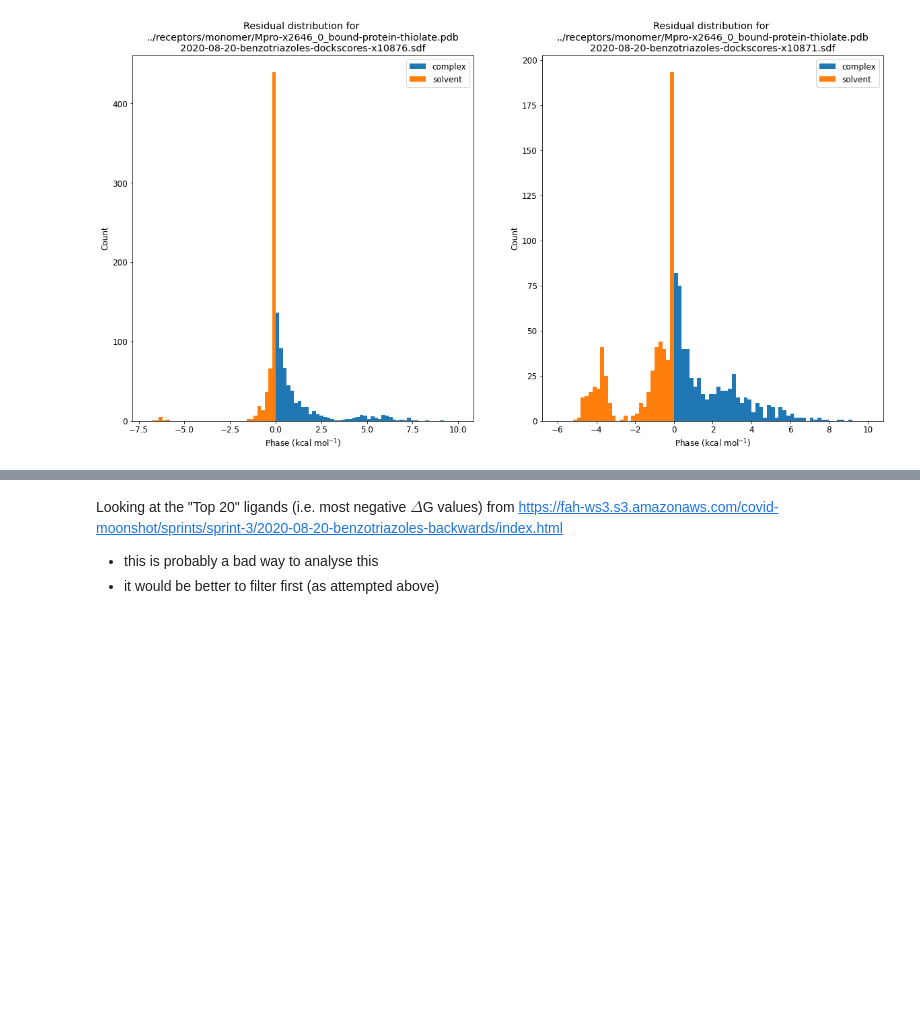
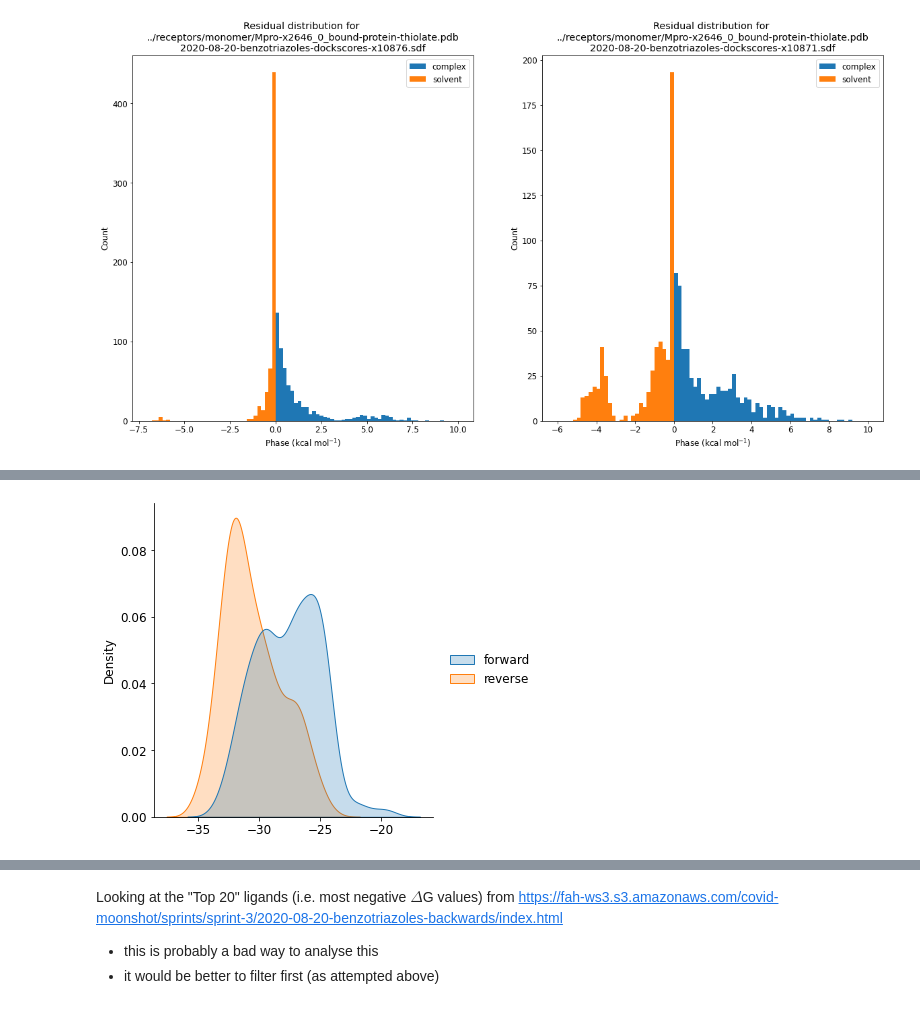
Before and after one commit to choderalab/fah-xchem-notebooks, a Jupyter notebook: analysis/sprint-3/ANALYSIS-Sprint-3.ipynb, the cells around one changed output, grey strips where cells are left out. Saved outputs shown, nothing was run; the diff lists cells and outputs as text; code cells hidden in the pictures; blank space fills up the shorter version.

```diff
--- a/analysis/sprint-3/ANALYSIS-Sprint-3.ipynb
+++ b/analysis/sprint-3/ANALYSIS-Sprint-3.ipynb
@@ -677,0 +1090,44 @@ for i, key in enumerate(residuals):
+# %%
+# TEMPORARY: testing the forward and reverse works for a random entry in "to_investigate" set:
+
+solvent_works = {"forward_transform": {"forward": [], "reverse": []}, "backward_transform": {"forward": [], "reverse": []}}
+
+for run_b in backwards_data['runs']:
+
+    if run_b['details']['protein'] == '../receptors/monomer/Mpro-x2646_0_bound-protein-thiolate.pdb':
+        if run_b['details']['ligand'] == '2020-08-20-benzotriazoles-dockscores-x10871.sdf':
+
+            if run_b['details']['start_title'] == 'BENZO_194_1':
+
+                for gen in run_b['analysis']['solvent_phase']['gens']:
+
+                    for work in gen['forward_works']:
+                        solvent_works["backward_transform"]["forward"].append(work)
+
+                    for work in gen['reverse_works']:
+                        solvent_works["backward_transform"]["reverse"].append(work)
+
+for run_f in forwards_data['runs']:
+
+    if run_f['details']['protein'] == '../receptors/monomer/Mpro-x2646_0_bound-protein-thiolate.pdb':
+        if run_f['details']['ligand'] == '2020-08-20-benzotriazoles-dockscores-x10871.sdf':
+
+            if run_f['details']['end_title'] == 'BENZO_194_1':
+
+                for gen in run_f['analysis']['solvent_phase']['gens']:
+
+                    for work in gen['forward_works']:
+                        solvent_works["forward_transform"]["forward"].append(work)
+
+
+                    for work in gen['reverse_works']:
+                        solvent_works["forward_transform"]["reverse"].append(work)
+# %%
+import pandas as pd
+import seaborn as sns
+# Forward transform
+dataset_f = pd.DataFrame({'forward': solvent_works["forward_transform"]["forward"], 'reverse': -np.asarray(solvent_works["forward_transform"]["reverse"])}, columns=['forward', 'reverse'])
+g = sns.displot(dataset_f, kind='kde', fill=True)
+g.set_title=("Forward transformation")
+# %% [output]
+[figure, added]
```
Also changed, not shown: parts of 23 cells of this notebook, 2 other files.
